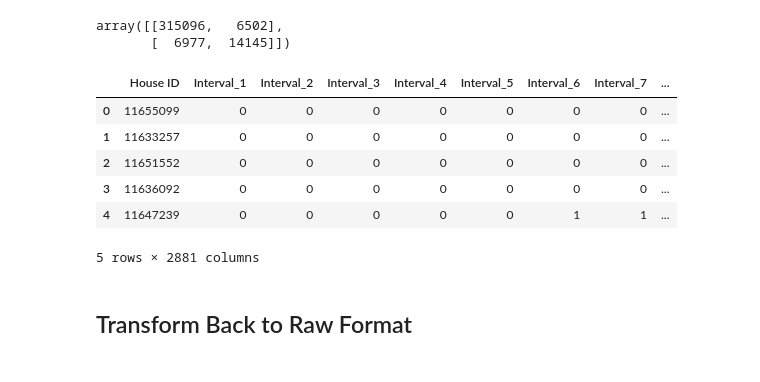
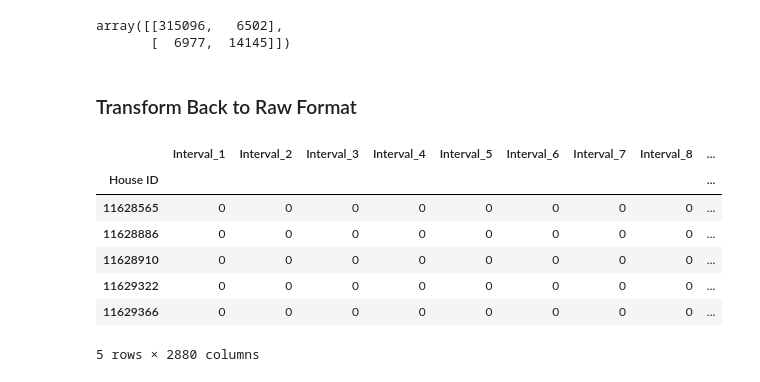
Before and after one commit to torenunez/udacity-mlnd-capstone, a Jupyter notebook: ev-capstone.ipynb, the cells around one changed output. Saved outputs shown, nothing was run; the diff lists cells and outputs as text; code cells hidden in the pictures.

```diff
--- a/ev-capstone.ipynb
+++ b/ev-capstone.ipynb
@@ -48,19 +48,41 @@ def transform_house_subset_to_time(df):
 def augment_time_data(df):
 	pass
 
-def format_EV_predictions(y_df, X_df):
 
-	EV_train_label_predictions_long = X_df[['House ID', 'Interval']].copy()
+def show_baseline_f1_scores(y):
 
-	EV_train_label_predictions_long['Label'] = y_df
+	import math
 
-	EV_train_label_predictions = EV_train_label_predictions_long.pivot(index='House ID',columns='Interval')
+	zero_zero = np.tile([0,0],math.floor(len(y)/2))
+	if len(zero_zero) < len(y):
+		zero_zero.append(0)
 
-	EV_train_label_predictions.columns = EV_train_label_predictions.columns.get_level_values(0)
+	zero_one = np.tile([0,1],math.floor(len(y)/2))
+	if len(zero_zero) < len(y):
+		zero_zero.append(0)
 
-	EV_train_label_predictions.columns = ["Interval_{}".format(i) for i in np.arange(1,2881).tolist()]
+	one_one = np.tile([1,1],math.floor(len(y)/2))
+	if len(zero_zero) < len(y):
+		zero_zero.append(1)
 
-	return EV_train_label_predictions
+	print ("All 0 F-score: {0:.3f}".format(f1_score(y, zero_zero)))
+	print ("Alternating 0,1 F-score: {0:.3f}".format(f1_score(y, zero_one)))
+	print ("All 1 F-score: {0:.3f}".format(f1_score(y, one_one)))
+
+
+def format_EV_predictions(y, X):
+
+	preds_long = X[['House ID', 'Interval']].copy()
+
+	preds_long['Label'] = y
+
+	preds = preds_long.pivot(index='House ID',columns='Interval')
+
+	preds.columns = preds.columns.get_level_values(0)
+
+	preds.columns = ["Interval_{}".format(i) for i in np.arange(1,2881).tolist()]
+
+	return preds
 # %% [markdown]
 # Data Clean Up
 # %% [markdown]
@@ -845,20 +860,21 @@ confusion_matrix(y_valid_time, y_valid_time_pred)
 # %% [output]
 array([[315096,   6502],
        [  6977,  14145]])
-# %%
-ev_train_labels_raw.head()
-# %% [output]
-|  | House ID | Interval_1 | Interval_2 | Interval_3 | Interval_4 | Interval_5 | Interval_6 | Interval_7 | ... |
-| 0 | 11655099 | 0 | 0 | 0 | 0 | 0 | 0 | 0 | ... |
-| 1 | 11633257 | 0 | 0 | 0 | 0 | 0 | 0 | 0 | ... |
-| 2 | 11651552 | 0 | 0 | 0 | 0 | 0 | 0 | 0 | ... |
-| 3 | 11636092 | 0 | 0 | 0 | 0 | 0 | 0 | 0 | ... |
-| 4 | 11647239 | 0 | 0 | 0 | 0 | 0 | 1 | 1 | ... |
-5 rows × 2881 columns
 # %% [markdown]
-## Transform Back to Raw Format
+### Transform Back to Raw Format
 # %%
 EV_train_label_predictions = format_EV_predictions(
     y_valid_time_pred,
     X_valid_time_augmented
 )
+# %%
+EV_train_label_predictions.head()
+# %% [output]
+|  | Interval_1 | Interval_2 | Interval_3 | Interval_4 | Interval_5 | Interval_6 | Interval_7 | Interval_8 | ... |
+| House ID |  |  |  |  |  |  |  |  | ... |
+| 11628565 | 0 | 0 | 0 | 0 | 0 | 0 | 0 | 0 | ... |
+| 11628886 | 0 | 0 | 0 | 0 | 0 | 0 | 0 | 0 | ... |
+| 11628910 | 0 | 0 | 0 | 0 | 0 | 0 | 0 | 0 | ... |
+| 11629322 | 0 | 0 | 0 | 0 | 0 | 0 | 0 | 0 | ... |
+| 11629366 | 0 | 0 | 0 | 0 | 0 | 0 | 0 | 0 | ... |
+5 rows × 2880 columns
```
Also changed, not shown: parts of 5 cells of this notebook.
